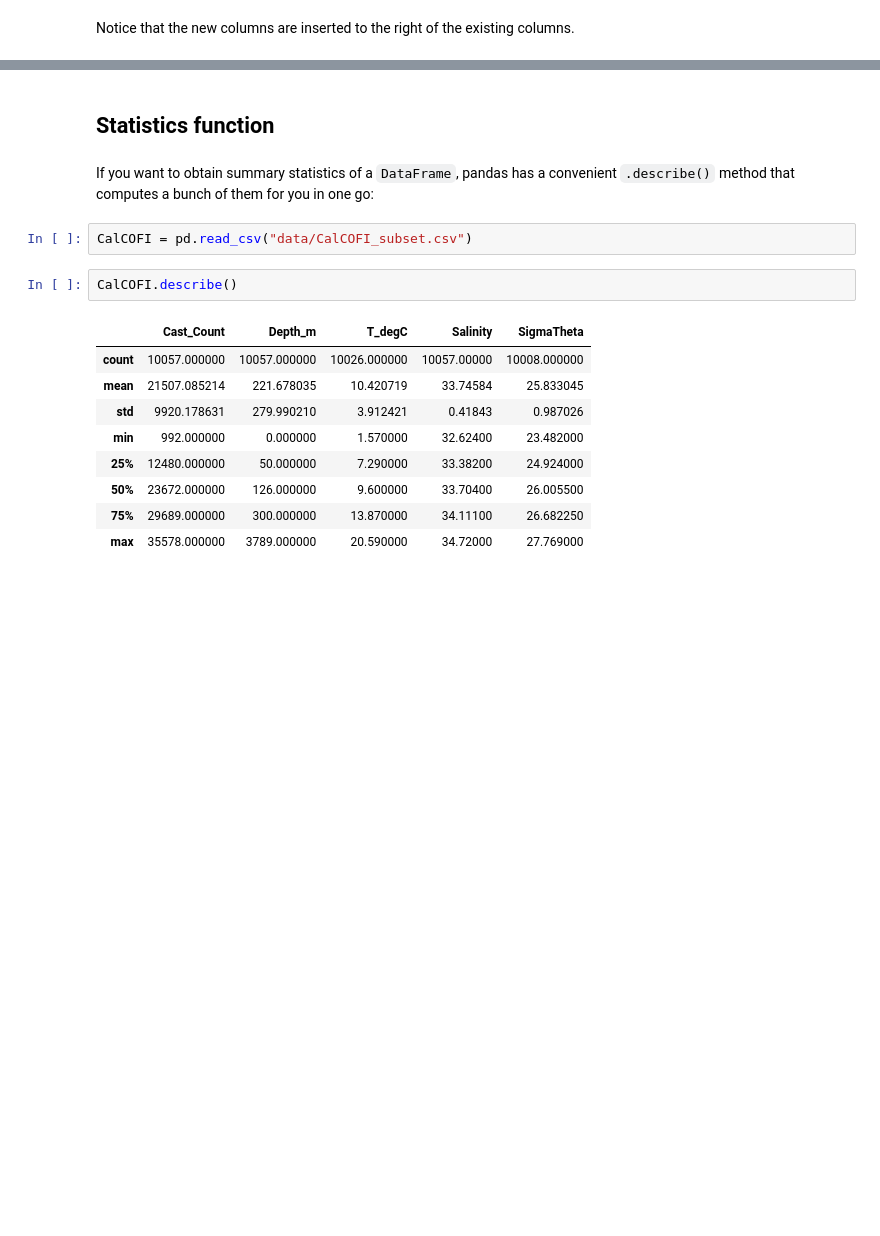
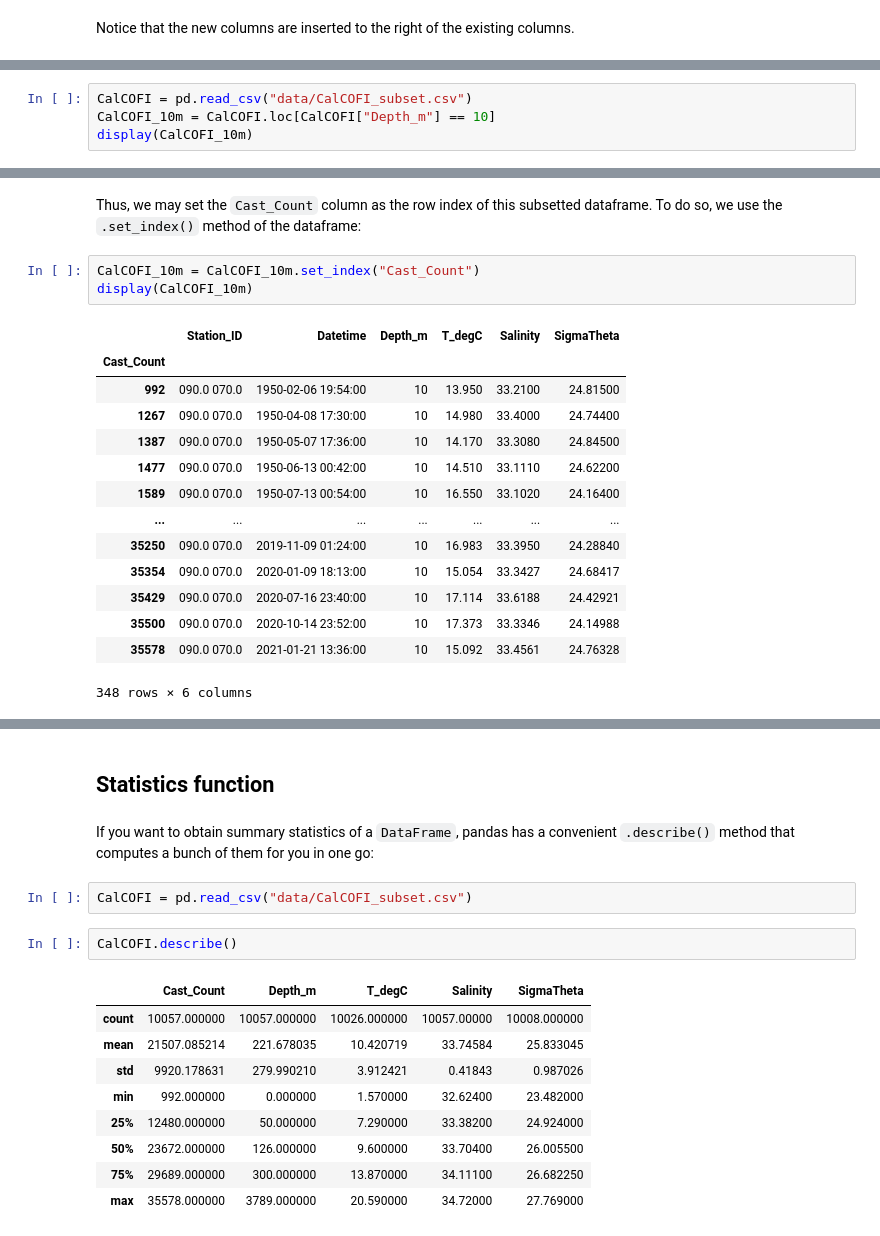
Before and after one commit to OCEAN-215-2025/preclass, a Jupyter notebook: week_06/pandas_operations.ipynb, the cells around one changed output, grey strips where cells are left out. Saved outputs shown, nothing was run; the diff lists cells and outputs as text; blank space fills up the shorter version.

```diff
--- a/week_06/pandas_operations.ipynb
+++ b/week_06/pandas_operations.ipynb
@@ -360,0 +369,4 @@ Notice that the new columns are inserted to the right of the existing columns.
+# %%
+CalCOFI = pd.read_csv("data/CalCOFI_subset.csv")
+CalCOFI_10m = CalCOFI.loc[CalCOFI["Depth_m"] == 10]
+display(CalCOFI_10m)
@@ -360,0 +387,20 @@ Notice that the new columns are inserted to the right of the existing columns.
+# %% [markdown]
+Thus, we may set the `Cast_Count` column as the row index of this subsetted dataframe. To do so, we use the `.set_index()` method of the dataframe:
+# %%
+CalCOFI_10m = CalCOFI_10m.set_index("Cast_Count")
+display(CalCOFI_10m)
+# %% [output]
+|  | Station_ID | Datetime | Depth_m | T_degC | Salinity | SigmaTheta |
+| Cast_Count |  |  |  |  |  |  |
+| 992 | 090.0 070.0 | 1950-02-06 19:54:00 | 10 | 13.950 | 33.2100 | 24.81500 |
+| 1267 | 090.0 070.0 | 1950-04-08 17:30:00 | 10 | 14.980 | 33.4000 | 24.74400 |
+| 1387 | 090.0 070.0 | 1950-05-07 17:36:00 | 10 | 14.170 | 33.3080 | 24.84500 |
+| 1477 | 090.0 070.0 | 1950-06-13 00:42:00 | 10 | 14.510 | 33.1110 | 24.62200 |
+| 1589 | 090.0 070.0 | 1950-07-13 00:54:00 | 10 | 16.550 | 33.1020 | 24.16400 |
+| ... | ... | ... | ... | ... | ... | ... |
+| 35250 | 090.0 070.0 | 2019-11-09 01:24:00 | 10 | 16.983 | 33.3950 | 24.28840 |
+| 35354 | 090.0 070.0 | 2020-01-09 18:13:00 | 10 | 15.054 | 33.3427 | 24.68417 |
+| 35429 | 090.0 070.0 | 2020-07-16 23:40:00 | 10 | 17.114 | 33.6188 | 24.42921 |
+| 35500 | 090.0 070.0 | 2020-10-14 23:52:00 | 10 | 17.373 | 33.3346 | 24.14988 |
+| 35578 | 090.0 070.0 | 2021-01-21 13:36:00 | 10 | 15.092 | 33.4561 | 24.76328 |
+348 rows × 6 columns
```
Also changed, not shown: parts of 15 cells of this notebook.
